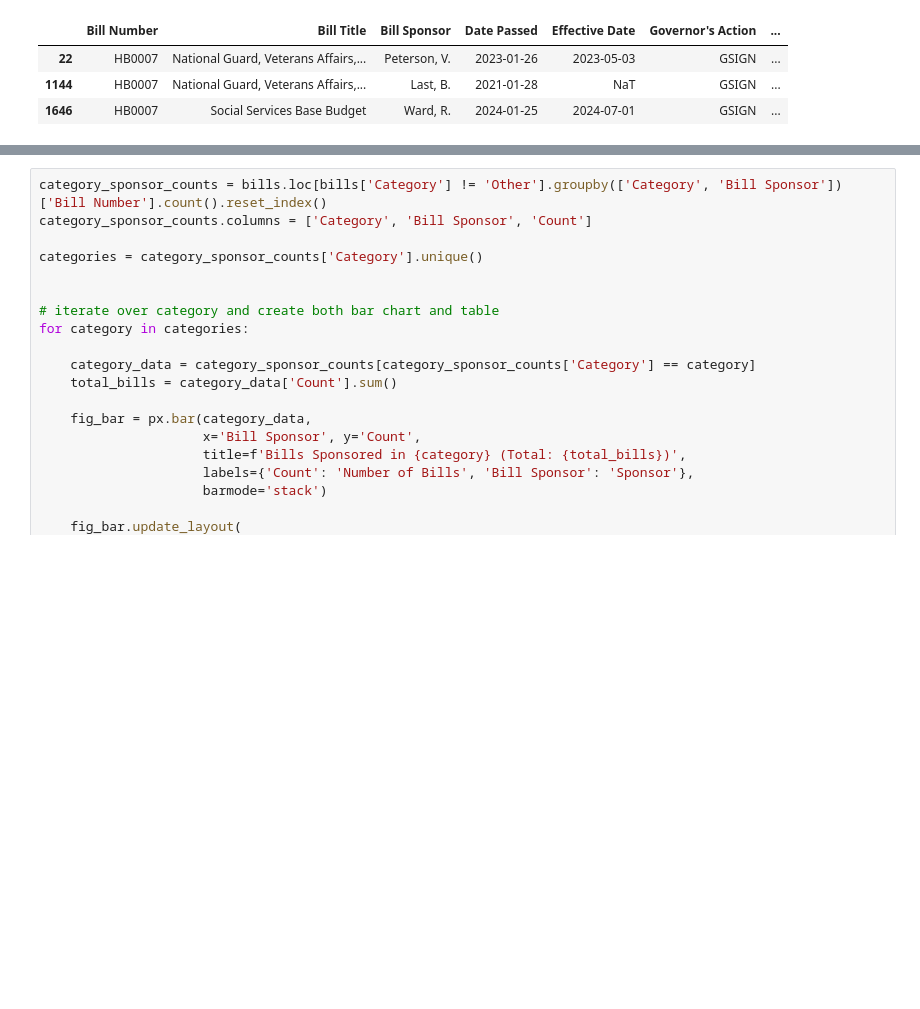
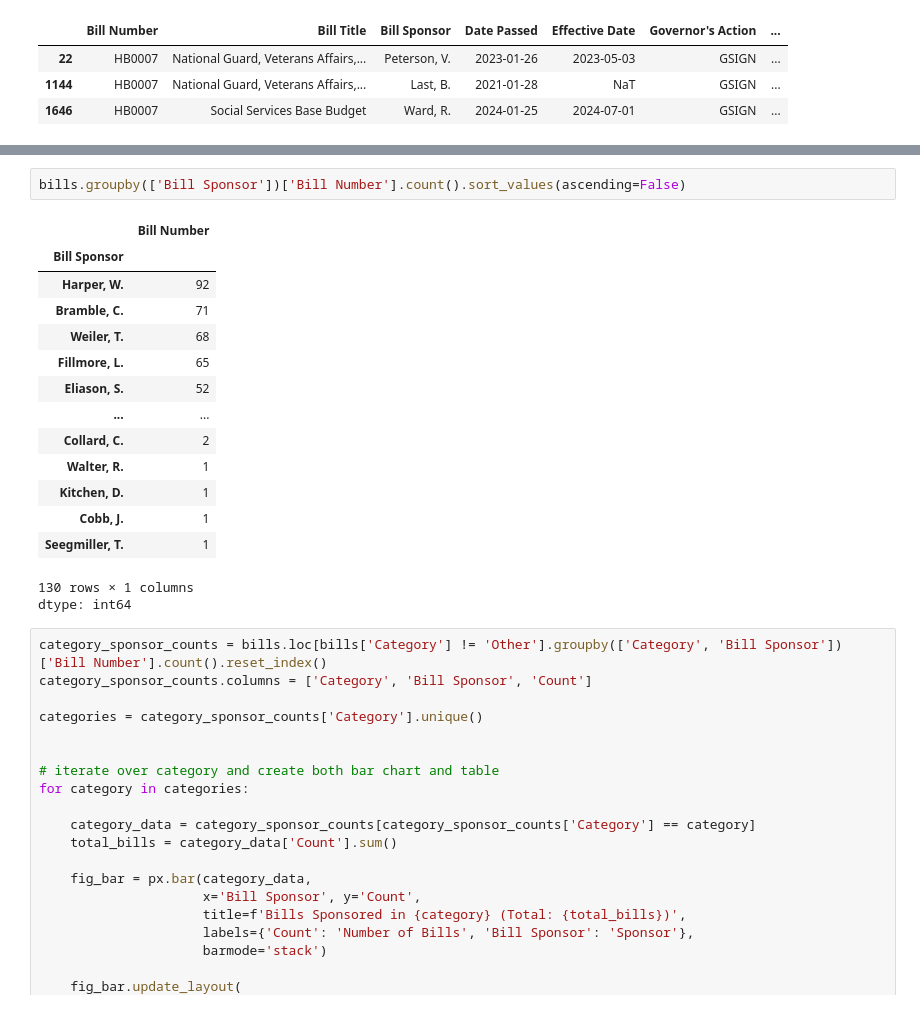
Before and after one commit to CristylePGarrard/ElectionTime, a Jupyter notebook: exec_branch_kpi.ipynb, the cells around one changed output, grey strips where cells are left out. Saved outputs shown, nothing was run; the diff lists cells and outputs as text; blank space fills up the shorter version.

```diff
--- a/exec_branch_kpi.ipynb
+++ b/exec_branch_kpi.ipynb
@@ -657,6 +712,24 @@ fig_stacked_bar = px.bar(category_sponsor_counts,
 fig_stacked_bar.show()
 # %% [output]
 [interactive output not drawn]
+# %%
+bills.groupby(['Bill Sponsor'])['Bill Number'].count().sort_values(ascending=False)
+# %% [output]
+|  | Bill Number |
+| Bill Sponsor |  |
+| Harper, W. | 92 |
+| Bramble, C. | 71 |
+| Weiler, T. | 68 |
+| Fillmore, L. | 65 |
+| Eliason, S. | 52 |
+| ... | ... |
+| Collard, C. | 2 |
+| Walter, R. | 1 |
+| Kitchen, D. | 1 |
+| Cobb, J. | 1 |
+| Seegmiller, T. | 1 |
+130 rows × 1 columns
+dtype: int64
 # %%
 category_sponsor_counts = bills.loc[bills['Category'] != 'Other'].groupby(['Category', 'Bill Sponsor'])['Bill Number'].count().reset_index()
 category_sponsor_counts.columns = ['Category', 'Bill Sponsor', 'Count']
```
Also changed, not shown: parts of 6 cells of this notebook.
